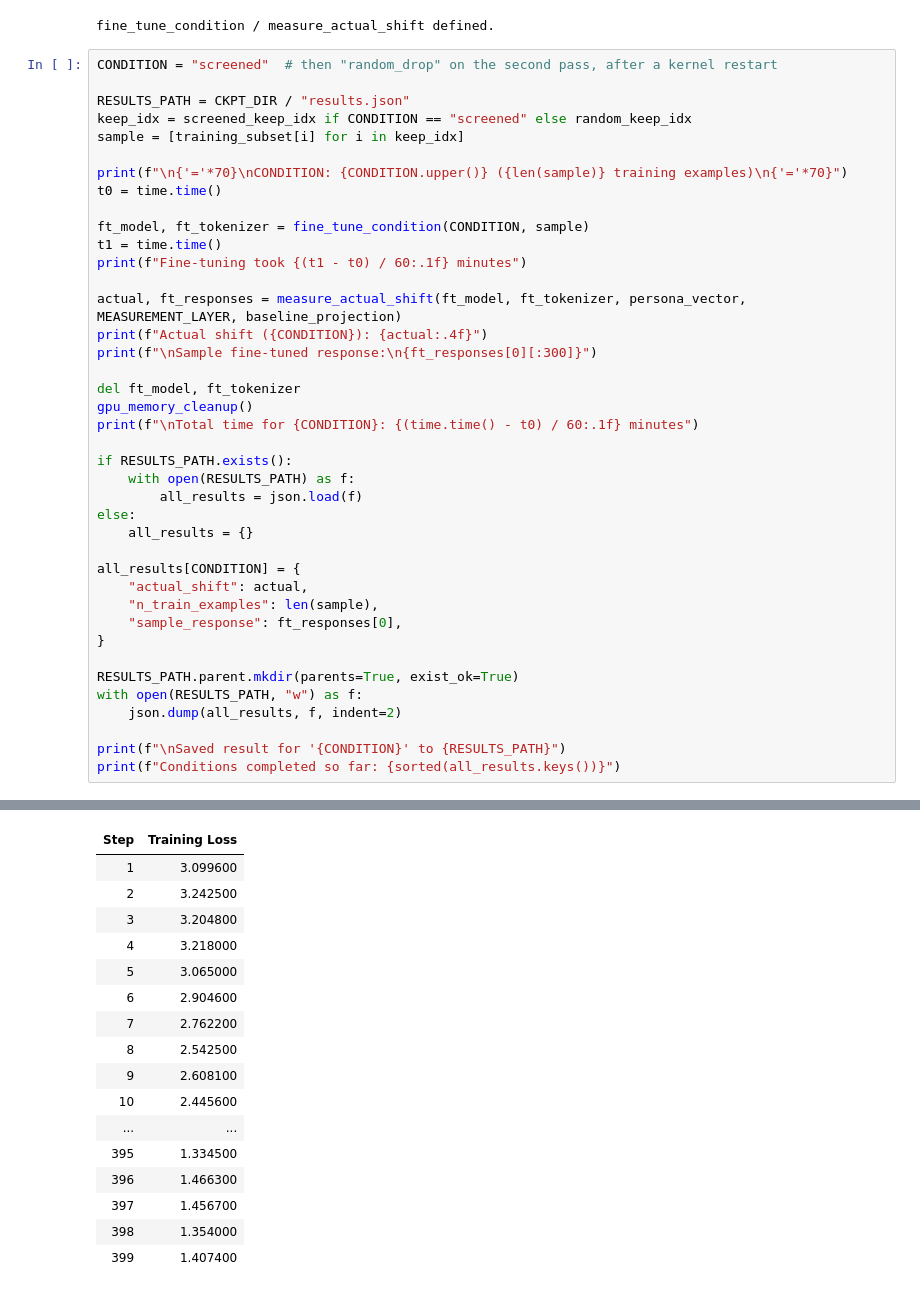
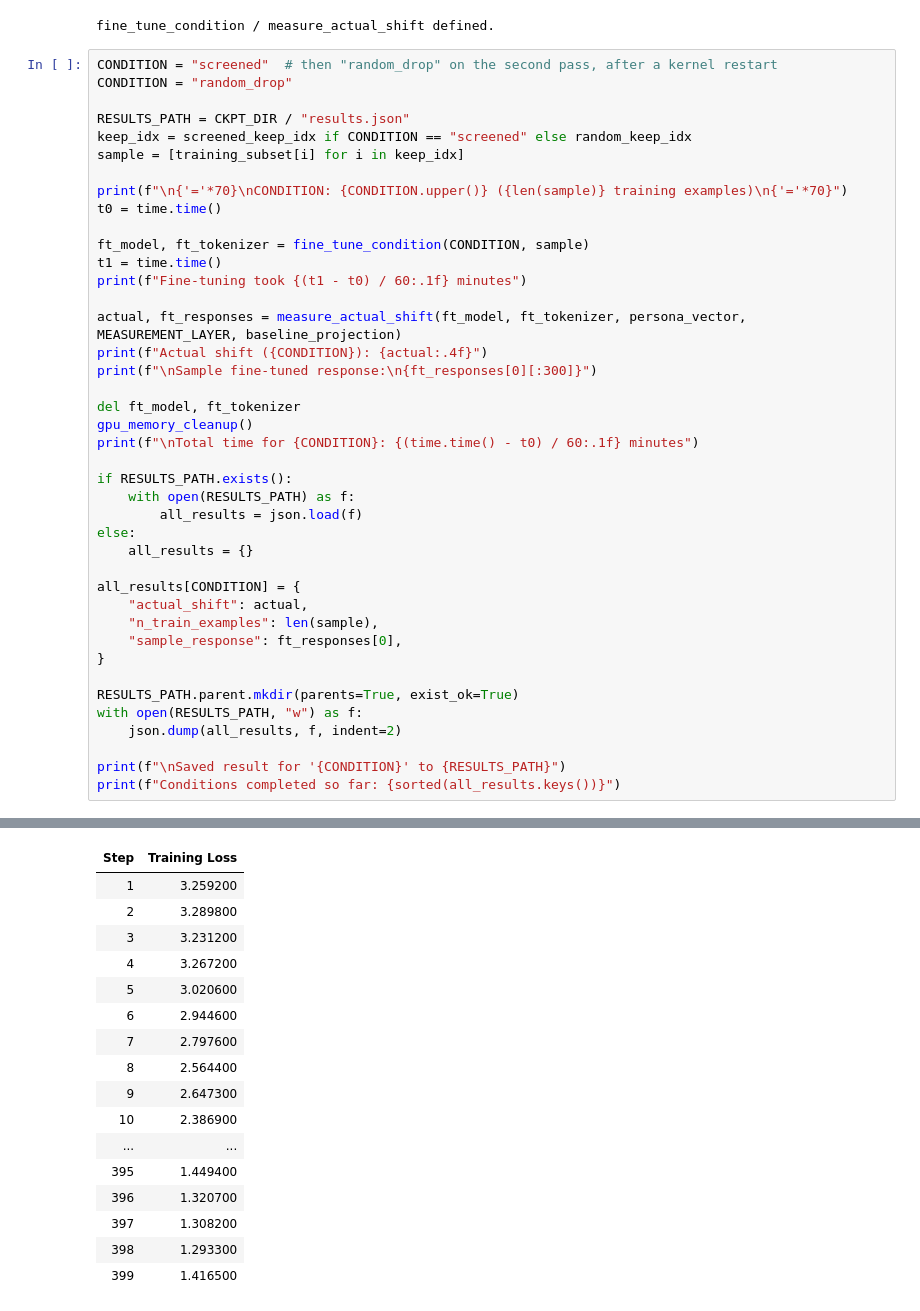
Before and after one commit to rkaunismaa/PersonaVectors, a Jupyter notebook: persona_vectors_8.ipynb, the cells around one changed output, grey strips where cells are left out. Saved outputs shown, nothing was run; the diff lists cells and outputs as text.

Commit message:
Add random_drop run and comparison cell to persona_vectors_8.ipynb
Co-Authored-By: Claude Sonnet 5 <noreply@anthropic.com>
Claude-Session: https://claude.ai/code/session_01RMwXV85u1rqbRoMcZQGJpH

```diff
--- a/persona_vectors_8.ipynb
+++ b/persona_vectors_8.ipynb
@@ -369,6 +366,7 @@ print("fine_tune_condition / measure_actual_shift defined.")
 fine_tune_condition / measure_actual_shift defined.
 # %%
 CONDITION = "screened"  # then "random_drop" on the second pass, after a kernel restart
+CONDITION = "random_drop"
 
 RESULTS_PATH = CKPT_DIR / "results.json"
 keep_idx = screened_keep_idx if CONDITION == "screened" else random_keep_idx
@@ -429,18 +427,18 @@ Unsloth: Will smartly offload gradients to save VRAM!
 | Step | Training Loss |
-| 1 | 3.099600 |
-| 2 | 3.242500 |
-| 3 | 3.204800 |
-| 4 | 3.218000 |
-| 5 | 3.065000 |
-| 6 | 2.904600 |
-| 7 | 2.762200 |
-| 8 | 2.542500 |
-| 9 | 2.608100 |
-| 10 | 2.445600 |
+| 1 | 3.259200 |
+| 2 | 3.289800 |
+| 3 | 3.231200 |
+| 4 | 3.267200 |
+| 5 | 3.020600 |
+| 6 | 2.944600 |
+| 7 | 2.797600 |
+| 8 | 2.564400 |
+| 9 | 2.647300 |
+| 10 | 2.386900 |
 | ... | ... |
-| 395 | 1.334500 |
-| 396 | 1.466300 |
-| 397 | 1.456700 |
-| 398 | 1.354000 |
-| 399 | 1.407400 |
+| 395 | 1.449400 |
+| 396 | 1.320700 |
+| 397 | 1.308200 |
+| 398 | 1.293300 |
+| 399 | 1.416500 |
 Fine-tuning took 14.2 minutes
```
Also changed, not shown: parts of 4 cells of this notebook.
